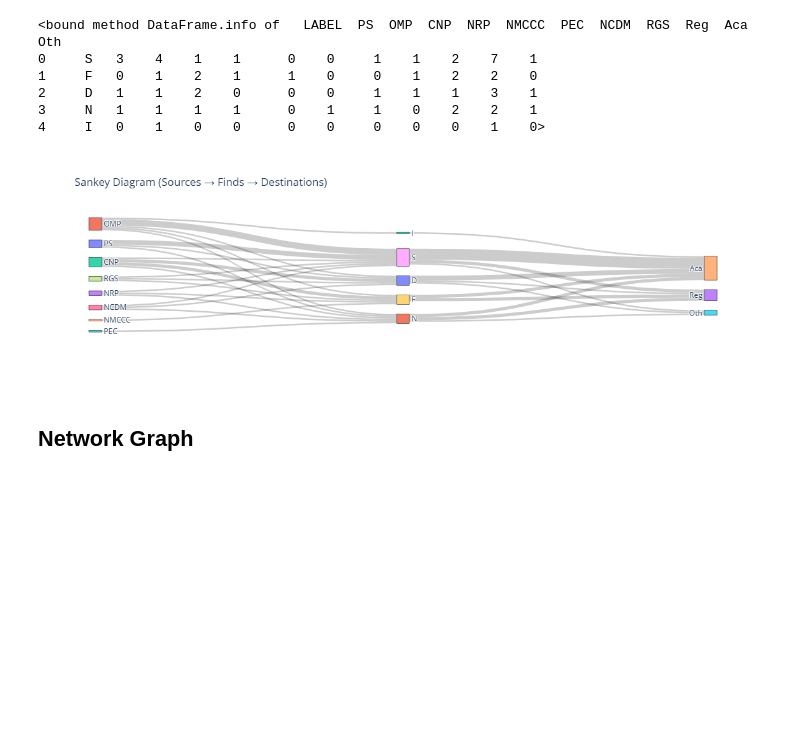
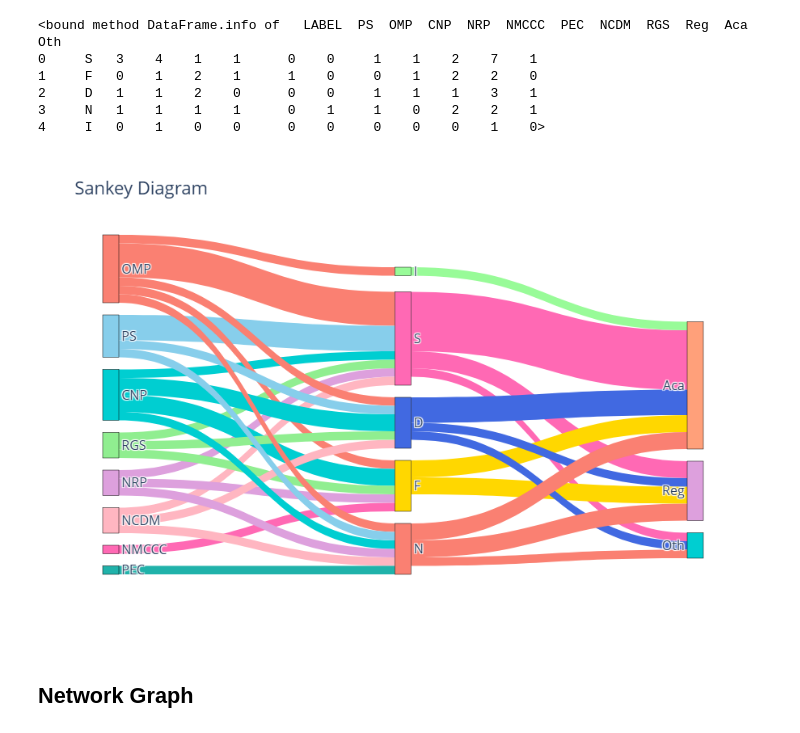
Before and after one commit to jbotmallen/DATA_ANALYTICS, a Jupyter notebook: Assigments/Assignment_2/assignment2.ipynb, the cells around one changed output. Cells and saved outputs as stored; diff of their text form; code cells hidden in the pictures; blank space fills up the shorter version.

Commit message:
cleaned up code and exported images

```diff
--- a/Assigments/Assignment_2/assignment2.ipynb
+++ b/Assigments/Assignment_2/assignment2.ipynb
@@ -79,56 +98,73 @@ df_bar.info
+# %%
+node_colors = {
+    'NMCCC': '#FF69B4',  # Pink
+    'CNP': '#00CED1',    # Turquoise
+    'OMP': '#FA8072',    # Salmon
+    'NRP': '#DDA0DD',    # Plum
+    'RGS': '#90EE90',    # Light Green
+    'PS': '#87CEEB',     # Sky Blue
+    'NCDM': '#FFB6C1',   # Light Pink
+    'PEC': '#20B2AA',    # Teal
+    'F': '#FFD700',      # Gold
+    'I': '#98FB98',      # Pale Green
+    'S': '#FF69B4',      # Pink
+    'D': '#4169E1',      # Royal Blue
+    'N': '#FA8072',      # Salmon
+    'Aca': '#FFA07A',    # Light Salmon
+    'Reg': '#DDA0DD',    # Plum
+    'Oth': '#00CED1'     # Turquoise
+}
 # %%
-import pandas as pd
-import plotly.graph_objects as go
+source_totals = {}
+for source in sources:
+    source_totals[source] = df[source].sum()
 
-# Load the CSV file (update the filename as needed)
-df = pd.read_csv("sankey_assignment.csv")
+sources = sorted(source_totals.keys(), key=lambda x: source_totals[x], reverse=True)
 
-# Define the three sets of nodes
-sources = list(df.columns[1:-3])  # ['PS', 'OMP', 'CNP', 'NRP', 'NMCCC', 'PEC', 'NCDM', 'RGS']
-finds = list(df['LABEL'])          # ['S', 'F', 'D', 'N', 'I']
-destinations = list(df.columns[-3:])  # ['Reg', 'Aca', 'Oth']
+nodes = sources + finds + destinations
+node_indices = {name: i for i, name in enumerate(nodes)}
 
-# Create a combined list of all unique nodes
-nodes = sources + finds + destinations
-node_indices = {name: i for i, name in enumerate(nodes)}  # Assigning an index to each node
+links = []
+colors = []
 
-# Create links from sources to finds
-links = []
 for _, row in df.iterrows():
     for source in sources:
         value = row[source]
-        if value > 0:  # Only add non-zero flows
-            links.append((source, row['LABEL'], value))  # Connect source to find
+        if value > 0:
+            links.append((source, row['LABEL'], value))
+            colors.append(node_colors[source])
 
-# Create links from finds to destinations
 for _, row in df.iterrows():
     for destination in destinations:
         value = row[destination]
-        if value > 0:  # Only add non-zero flows
-            links.append((row['LABEL'], destination, value))  # Connect find to destination
+        if value > 0:
+            links.append((row['LABEL'], destination, value))
+            colors.append(node_colors[row['LABEL']])
 
-# Convert links into Sankey format
 sankey_links = {
     "source": [node_indices[src] for src, tgt, val in links],
     "target": [node_indices[tgt] for src, tgt, val in links],
     "value": [val for src, tgt, val in links],
+    "color": colors
 }
 
-# Create the Sankey diagram
 fig = go.Figure(go.Sankey(
     node=dict(
         pad=15,
         thickness=20,
         line=dict(color="black", width=0.5),
-        label=nodes
+        label=nodes,
+        color=[node_colors[node] for node in nodes]  # Set node colors
     ),
     link=sankey_links
 ))
 
-# Set layout title
-fig.update_layout(title_text="Sankey Diagram (Sources → Finds → Destinations)", font_size=12)
+fig.update_layout(
+    title_text="Sankey Diagram",
+    font_size=16,
+    height=600
+)
 
-# Show the figure
 fig.show()
 # %% [output]
-[figure, old version]
+[figure, new version]
```
Also changed, not shown: parts of 9 cells of this notebook, 3 other files.
